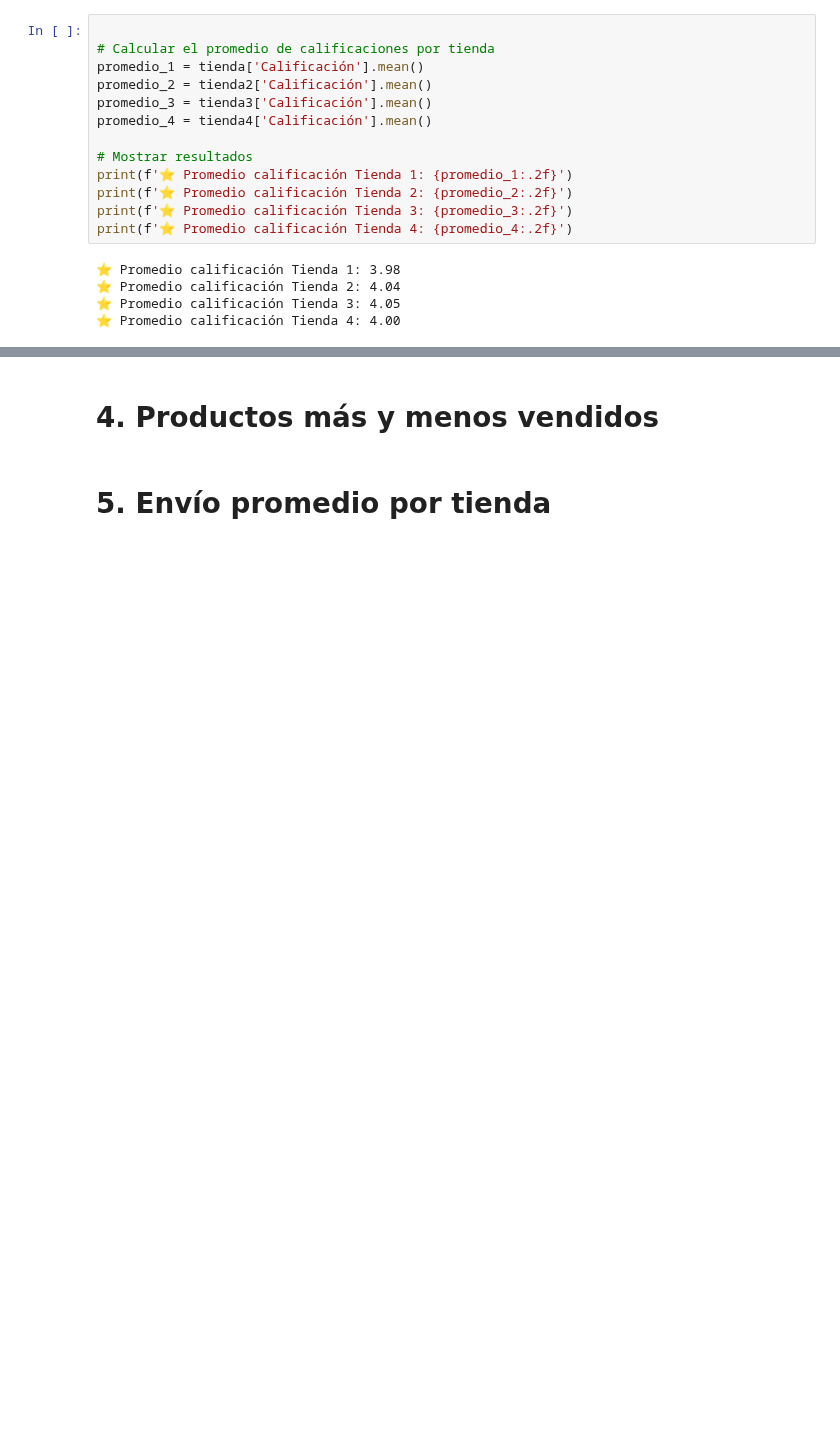
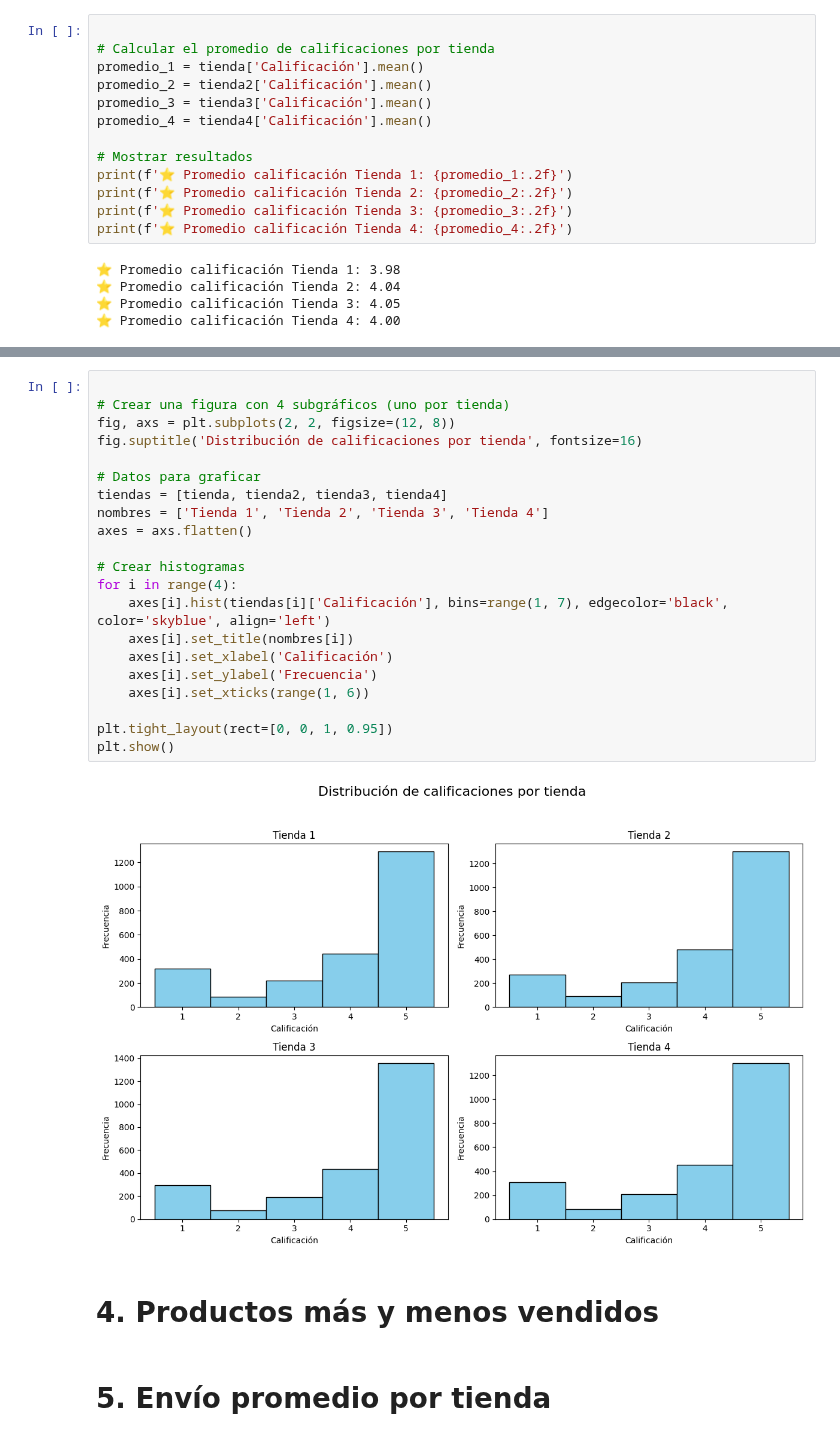
Before and after one commit to paulosky311/Challenge-Alura-Store, a Jupyter notebook: AluraStoreLatam.ipynb, the cells around one changed output, grey strips where cells are left out. Drawn from its saved outputs; the diff is of its cells as text; blank space fills up the shorter version.

```diff
--- a/AluraStoreLatam.ipynb
+++ b/AluraStoreLatam.ipynb
@@ -180,3 +214,26 @@ print(f'⭐ Promedio calificación Tienda 4: {promedio_4:.2f}')
+# %%
+
+# Crear una figura con 4 subgráficos (uno por tienda)
+fig, axs = plt.subplots(2, 2, figsize=(12, 8))
+fig.suptitle('Distribución de calificaciones por tienda', fontsize=16)
+
+# Datos para graficar
+tiendas = [tienda, tienda2, tienda3, tienda4]
+nombres = ['Tienda 1', 'Tienda 2', 'Tienda 3', 'Tienda 4']
+axes = axs.flatten()
+
+# Crear histogramas
+for i in range(4):
+    axes[i].hist(tiendas[i]['Calificación'], bins=range(1, 7), edgecolor='black', color='skyblue', align='left')
+    axes[i].set_title(nombres[i])
+    axes[i].set_xlabel('Calificación')
+    axes[i].set_ylabel('Frecuencia')
+    axes[i].set_xticks(range(1, 6))
+
+plt.tight_layout(rect=[0, 0, 1, 0.95])
+plt.show()
+# %% [output]
+[figure, added]
 # %% [markdown]
 # 4. Productos más y menos vendidos
 # %% [markdown]
```
Also changed, not shown: parts of 1 cell of this notebook.
